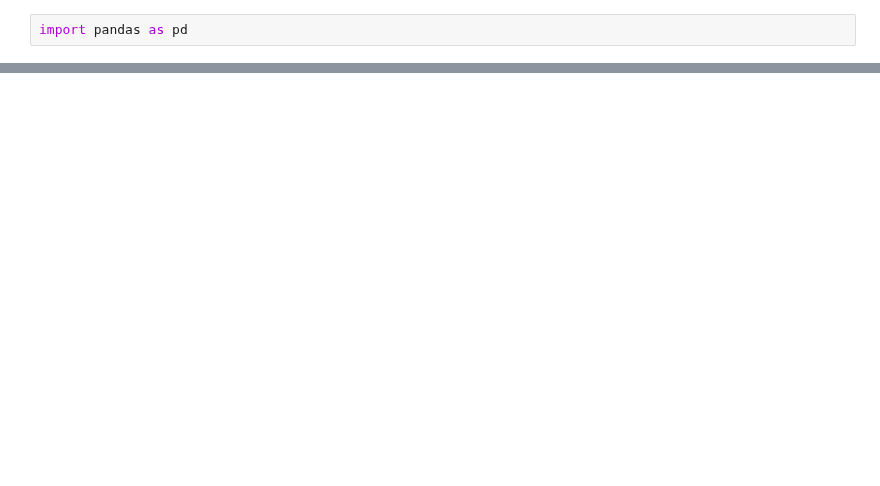
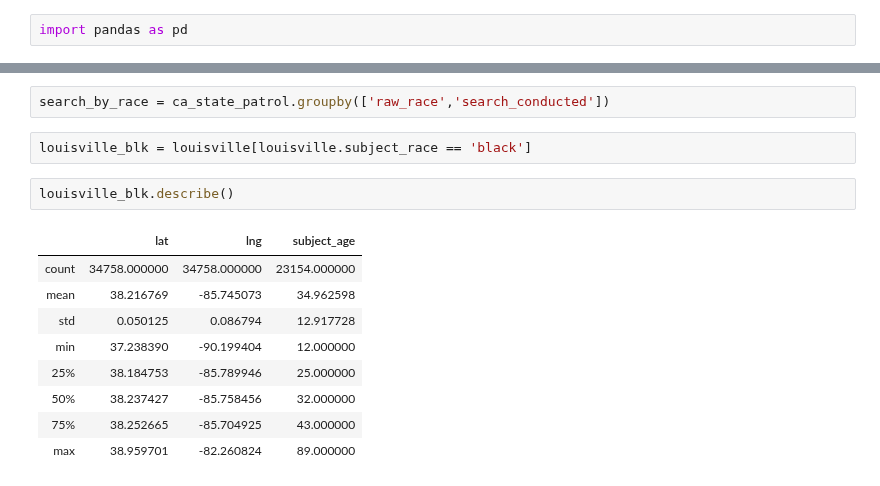
Before and after one commit to tahentx/pv_workbook, a Jupyter notebook: datascience/policing/stanford_policing_eda.ipynb, the cells around one changed output, grey strips where cells are left out. Cells and saved outputs as stored; diff of their text form; blank space fills up the shorter version.

```diff
--- a/datascience/policing/stanford_policing_eda.ipynb
+++ b/datascience/policing/stanford_policing_eda.ipynb
@@ -2,0 +63,16 @@ import pandas as pd
+# %%
+search_by_race = ca_state_patrol.groupby(['raw_race','search_conducted'])
+# %%
+louisville_blk = louisville[louisville.subject_race == 'black']
+# %%
+louisville_blk.describe()
+# %% [output]
+|  | lat | lng | subject_age |
+| count | 34758.000000 | 34758.000000 | 23154.000000 |
+| mean | 38.216769 | -85.745073 | 34.962598 |
+| std | 0.050125 | 0.086794 | 12.917728 |
+| min | 37.238390 | -90.199404 | 12.000000 |
+| 25% | 38.184753 | -85.789946 | 25.000000 |
+| 50% | 38.237427 | -85.758456 | 32.000000 |
+| 75% | 38.252665 | -85.704925 | 43.000000 |
+| max | 38.959701 | -82.260824 | 89.000000 |
```
Also changed, not shown: parts of 18 cells of this notebook.
